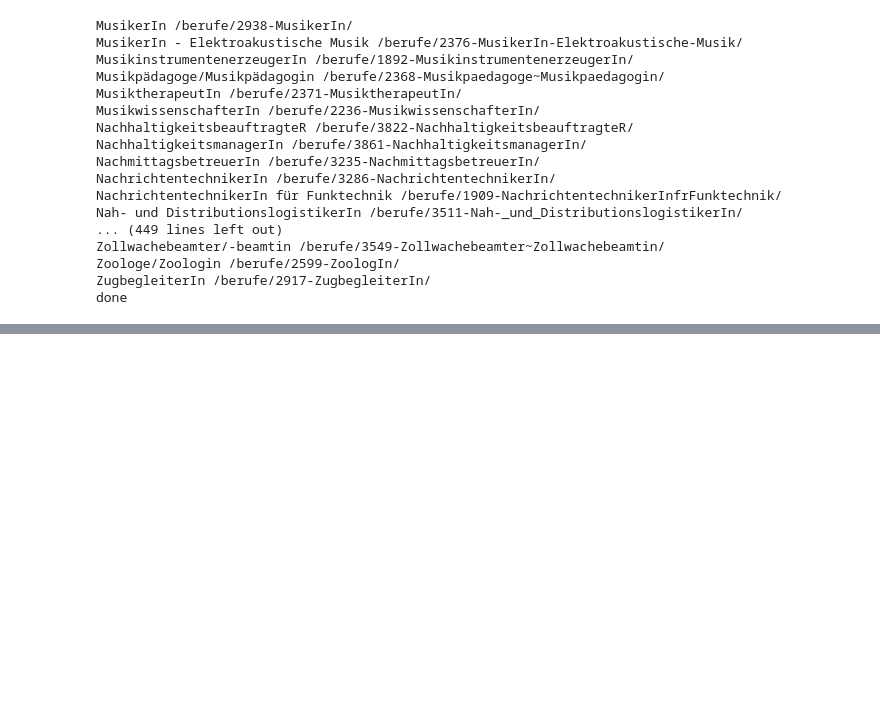
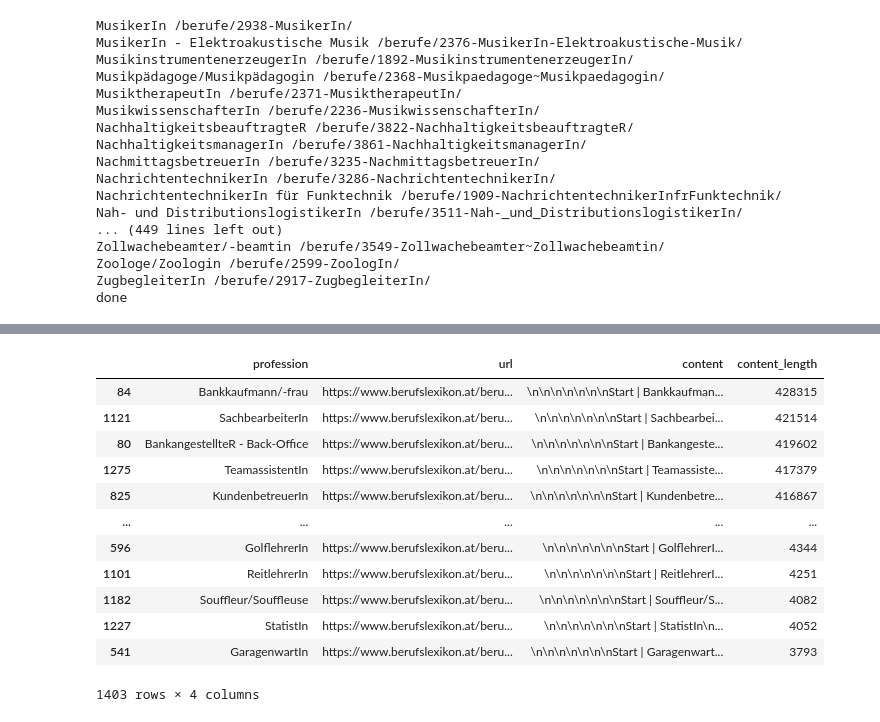
Before and after one commit to felixerlacher/sdc-project-ams, a Jupyter notebook: felix/berfuslexikon_scrape.ipynb, the cells around one changed output, grey strips where cells are left out. Saved outputs shown, nothing was run; the diff lists cells and outputs as text; code cells hidden in the pictures; blank space fills up the shorter version.

```diff
--- a/felix/berfuslexikon_scrape.ipynb
+++ b/felix/berfuslexikon_scrape.ipynb
@@ -285,0 +235,24 @@ with open('berufslexikon_cleaned_manual.json', 'r', encoding='utf-8') as f:
+# %%
+# make a dataframe, sort by length of content and print the first 25 entries
+import pandas as pd
+df = pd.DataFrame(data)
+# count the number of characters in the content
+df['content_length'] = df['content'].str.len()
+# sort by content_length
+df = df.sort_values(by=['content_length'], ascending=False)
+# print the first 25 entries
+df
+# %% [output]
+|  | profession | url | content | content_length |
+| 84 | Bankkaufmann/-frau | https://www.berufslexikon.at/beru... | \n\n\n\n\n\n\nStart | Bankkaufman... | 428315 |
+| 1121 | SachbearbeiterIn | https://www.berufslexikon.at/beru... | \n\n\n\n\n\n\nStart | Sachbearbei... | 421514 |
+| 80 | BankangestellteR - Back-Office | https://www.berufslexikon.at/beru... | \n\n\n\n\n\n\nStart | Bankangeste... | 419602 |
+| 1275 | TeamassistentIn | https://www.berufslexikon.at/beru... | \n\n\n\n\n\n\nStart | Teamassiste... | 417379 |
+| 825 | KundenbetreuerIn | https://www.berufslexikon.at/beru... | \n\n\n\n\n\n\nStart | Kundenbetre... | 416867 |
+| ... | ... | ... | ... | ... |
+| 596 | GolflehrerIn | https://www.berufslexikon.at/beru... | \n\n\n\n\n\n\nStart | GolflehrerI... | 4344 |
+| 1101 | ReitlehrerIn | https://www.berufslexikon.at/beru... | \n\n\n\n\n\n\nStart | ReitlehrerI... | 4251 |
+| 1182 | Souffleur/Souffleuse | https://www.berufslexikon.at/beru... | \n\n\n\n\n\n\nStart | Souffleur/S... | 4082 |
+| 1227 | StatistIn | https://www.berufslexikon.at/beru... | \n\n\n\n\n\n\nStart | StatistIn\n... | 4052 |
+| 541 | GaragenwartIn | https://www.berufslexikon.at/beru... | \n\n\n\n\n\n\nStart | Garagenwart... | 3793 |
+1403 rows × 4 columns
```
Also changed, not shown: parts of 13 cells of this notebook, 10 other files.
